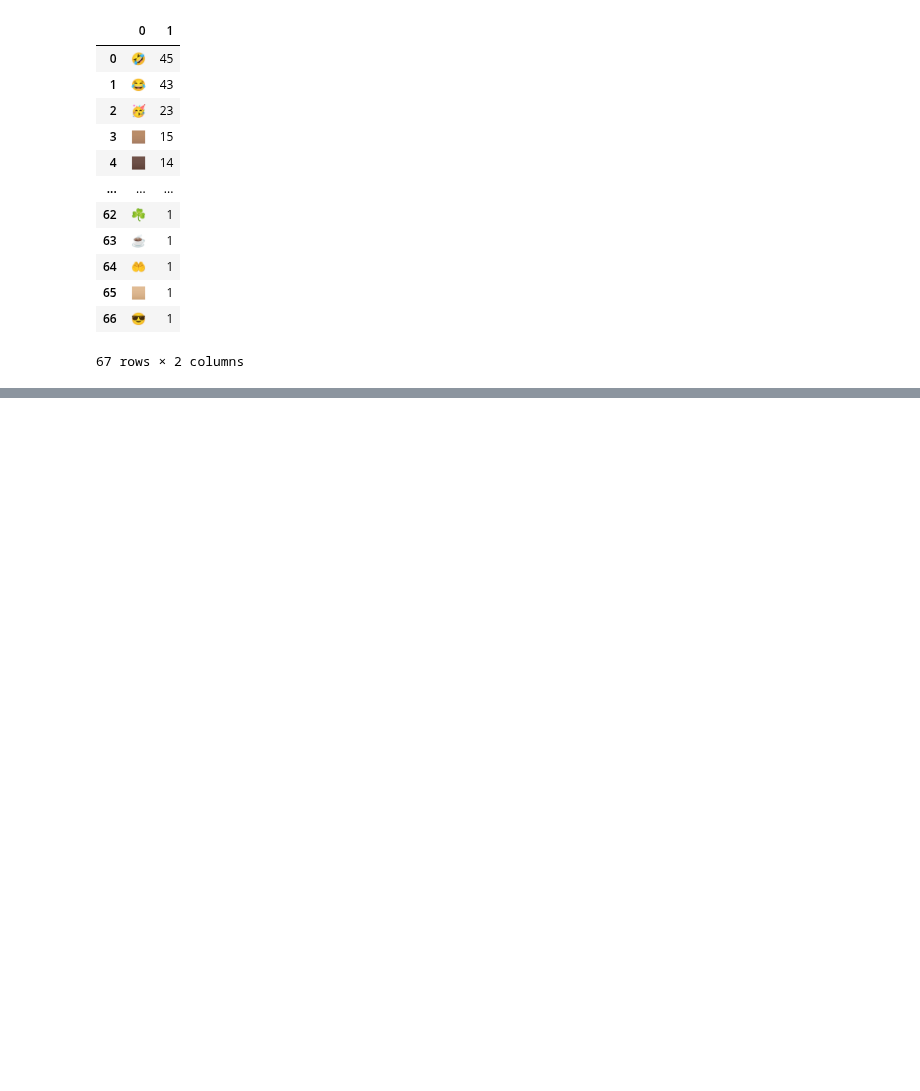
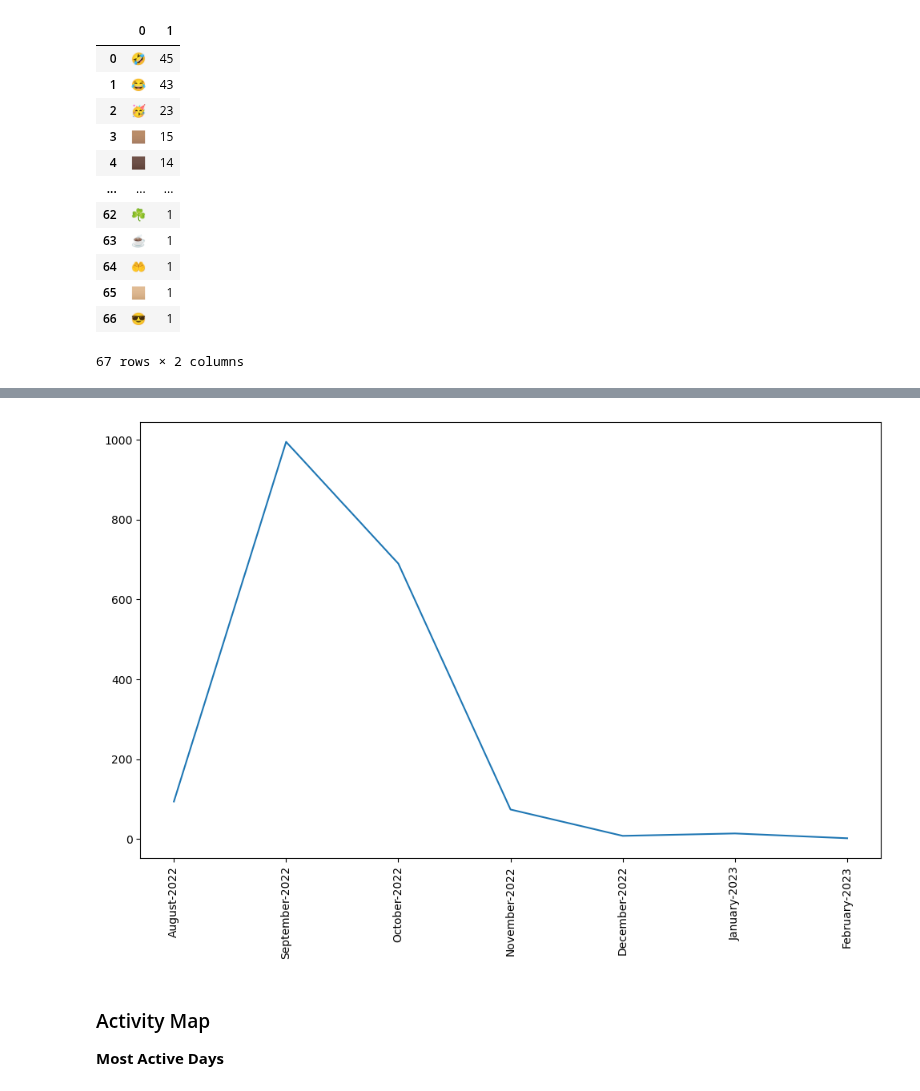
Before and after one commit to lawalsegun2025/whatsapp_chat_analyzer, a Jupyter notebook: whatsapp_chat_analysis.ipynb, the cells around one changed output, grey strips where cells are left out. Drawn from its saved outputs; the diff is of its cells as text; code cells hidden in the pictures; blank space fills up the shorter version.

```diff
--- a/whatsapp_chat_analysis.ipynb
+++ b/whatsapp_chat_analysis.ipynb
@@ -731,0 +720,7 @@ plt.tight_layout();
+# %%
+# Plot the monthy timeline of messages
+plt.figure(figsize=(10, 7))
+plt.plot(monthly_df["monthly_timeline"], monthly_df["Message"])
+plt.xticks(rotation="vertical")
+plt.tight_layout();
+# %% [output]
@@ -731,0 +729,5 @@ plt.tight_layout();
+[figure, added]
+# %% [markdown]
+### Activity Map
+
+**Most Active Days**
```
Also changed, not shown: parts of 18 cells of this notebook.
